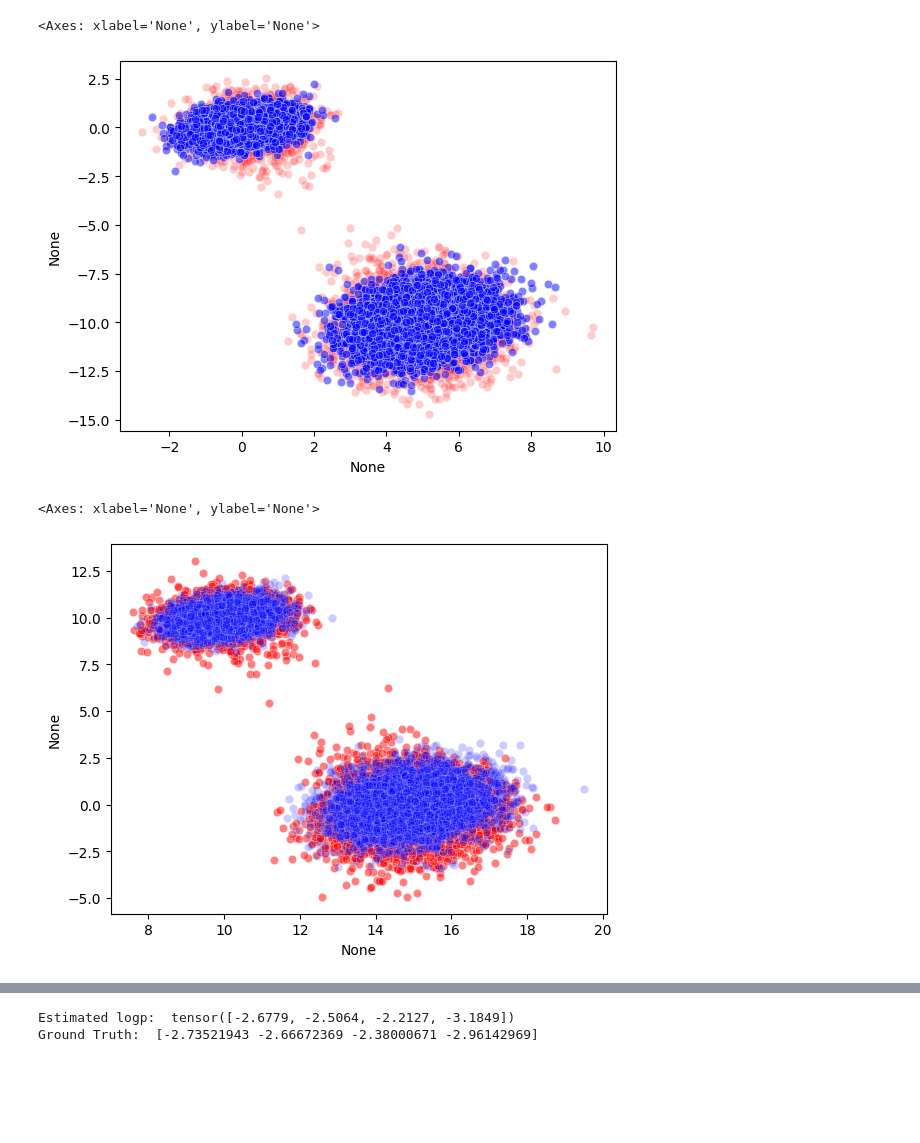
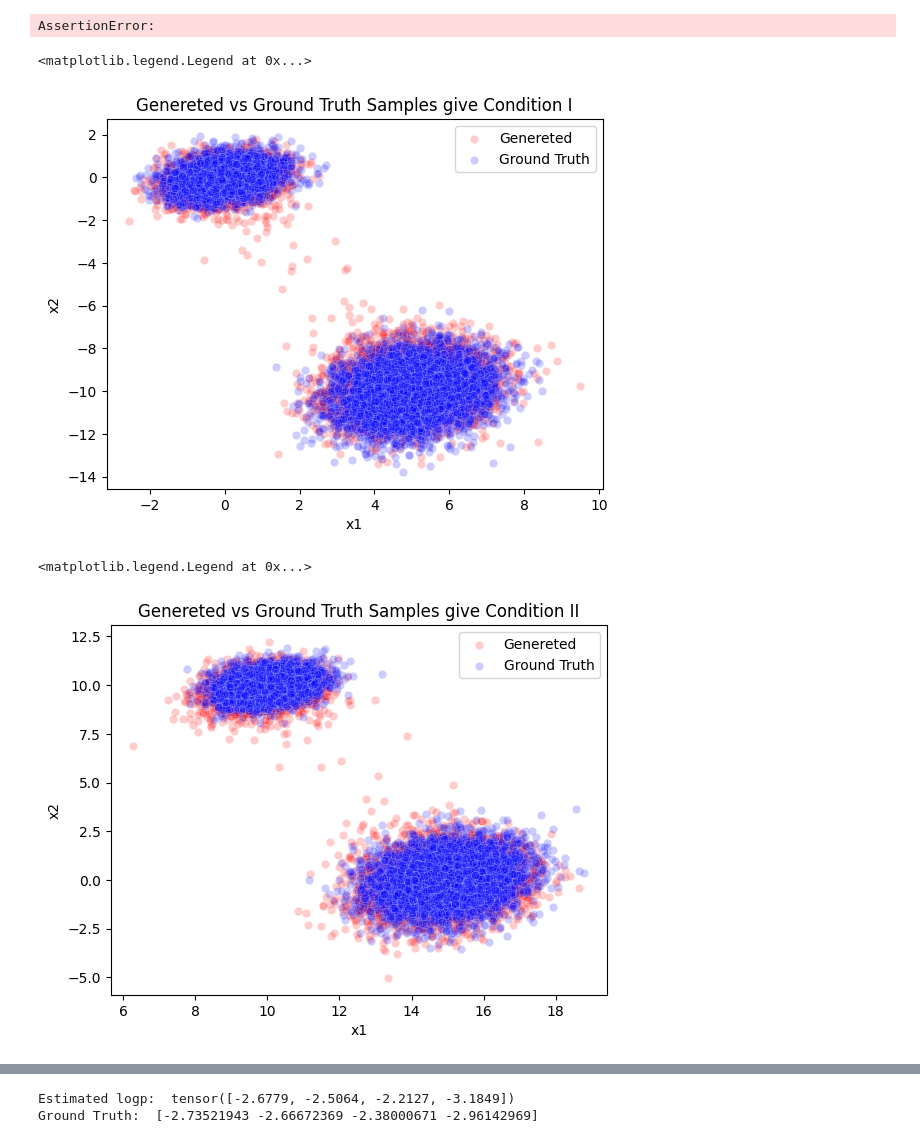
Before and after one commit to GerasimovSergey2001/TDFlow, a Jupyter notebook: conditional_flow_matching.ipynb, the cells around one changed output, grey strips where cells are left out. Drawn from its saved outputs; the diff is of its cells as text; code cells hidden in the pictures; blank space fills up the shorter version.

```diff
--- a/conditional_flow_matching.ipynb
+++ b/conditional_flow_matching.ipynb
@@ -39,7 +39,7 @@ def mixture_samples(n_samples, d, weights, means, covs):
 # %%
 cond1 = torch.zeros((2))
 cond2 = torch.ones((2))*10
-n_samples = 10_000
+n_samples = 20_000
 d=2
 # %%
 data = torch.cat(
@@ -140,31 +145,37 @@ real_datacond1 = samples[cond.squeeze()==0.]
 real_datacond2 = samples[cond.squeeze()==1.]
 # %%
 assert real_datacond1.shape[0] == samples_cond1.shape[0]
+# %% [output]
+AssertionError:
 # %%
 import seaborn as sns
 # %%
 sns.scatterplot(
     x = samples_cond1[:, 0],
     y = samples_cond1[:, 1],
     color='r',
     alpha=0.2
 )
 real_datacond1
 sns.scatterplot(
     x = real_datacond1[:, 0],
     y = real_datacond1[:, 1],
     color='b',
-    alpha=0.5
+    alpha=0.2
 )
+plt.xlabel('x1')
+plt.ylabel('x2')
+plt.title("Genereted vs Ground Truth Samples give Condition I")
+plt.legend(['Genereted', 'Ground Truth'])
 # %% [output]
-<Axes: xlabel='None', ylabel='None'>
+<matplotlib.legend.Legend at 0x...>
-[figure, old version]
+[figure, new version]
 # %%
 sns.scatterplot(
     x = samples_cond2[:, 0],
     y = samples_cond2[:, 1],
     color='r',
-    alpha=0.5
+    alpha=0.2
 )
 real_datacond1
 sns.scatterplot(
@@ -173,9 +184,13 @@ sns.scatterplot(
     color='b',
     alpha=0.2
 )
+plt.xlabel('x1')
+plt.ylabel('x2')
+plt.title("Genereted vs Ground Truth Samples give Condition II")
+plt.legend(['Genereted', 'Ground Truth'])
 # %% [output]
-<Axes: xlabel='None', ylabel='None'>
+<matplotlib.legend.Legend at 0x...>
-[figure, old version]
+[figure, new version]
 # %%
 sns.scatterplot(
     x = samples_cond1[:, 0],
```
Also changed, not shown: parts of 7 cells of this notebook, 44 other files.
